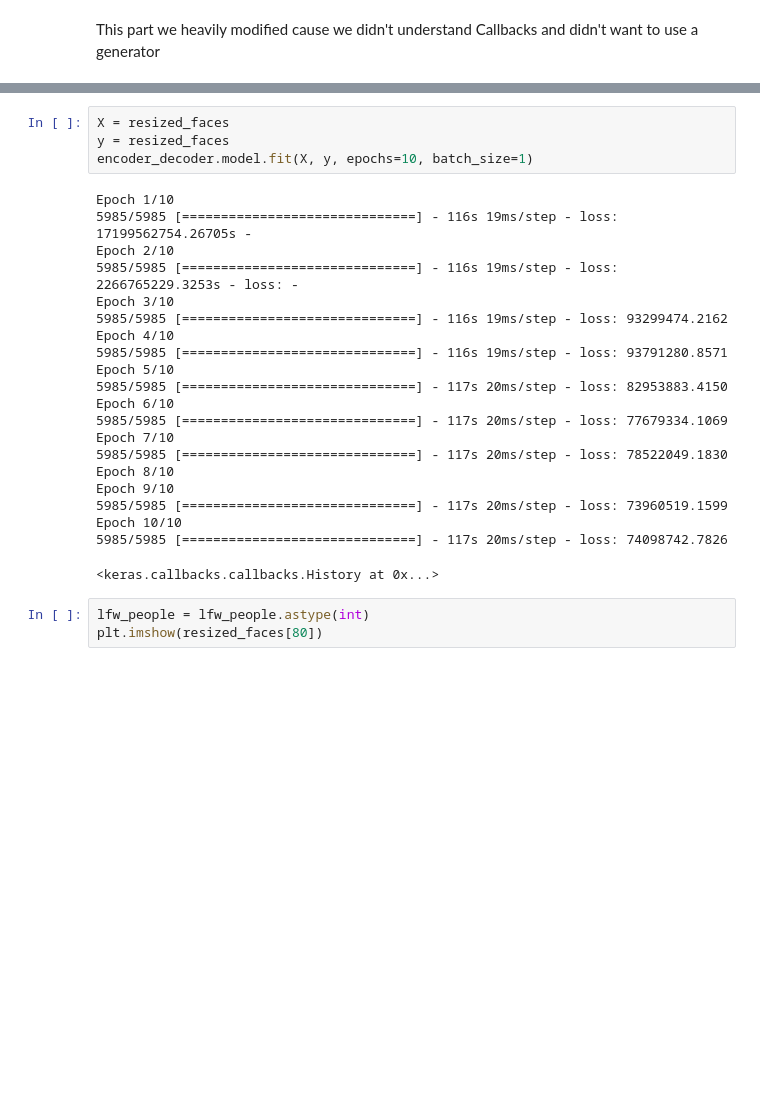
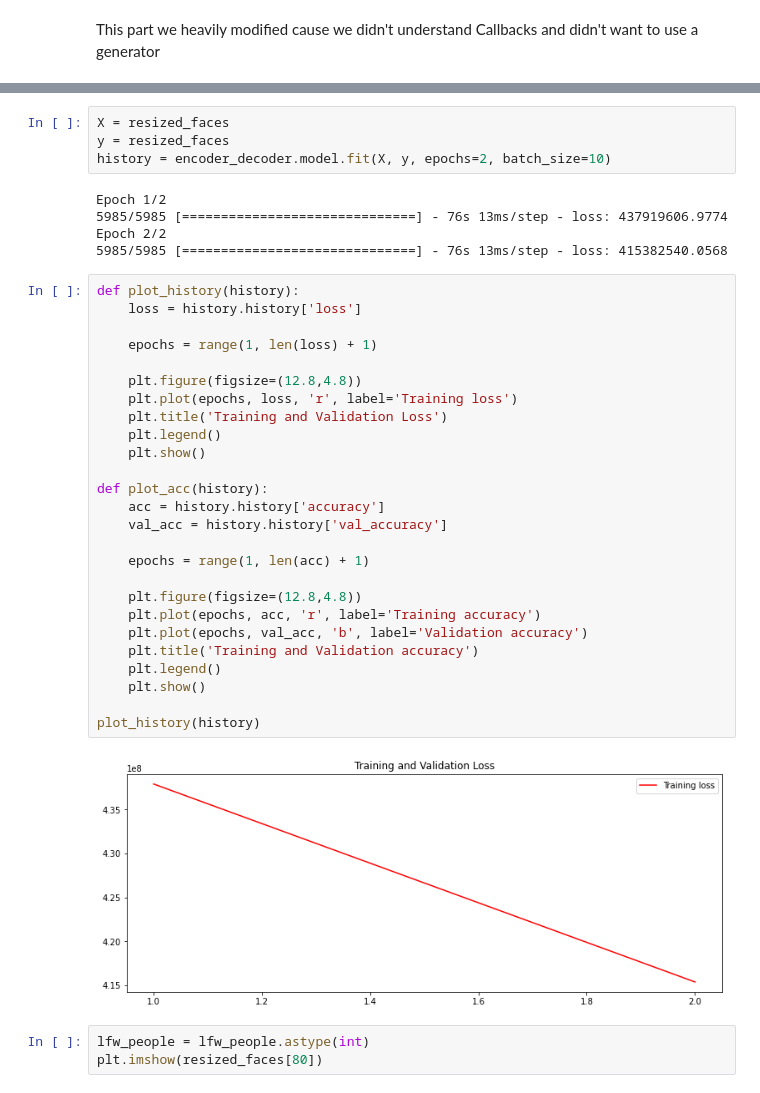
Before and after one commit to stevenjohnlarsen/StyleTransfer, a Jupyter notebook: Untitled.ipynb, the cells around one changed output, grey strips where cells are left out. Drawn from its saved outputs; the diff is of its cells as text; blank space fills up the shorter version.

```diff
--- a/Untitled.ipynb
+++ b/Untitled.ipynb
@@ -328,28 +345,40 @@ encoder_decoder.model.compile(optimizer="adam", loss=encoder_decoder.loss)
 # %%
 X = resized_faces
 y = resized_faces
-encoder_decoder.model.fit(X, y, epochs=10, batch_size=1)
+history = encoder_decoder.model.fit(X, y, epochs=2, batch_size=10)
 # %% [output]
-Epoch 1/10
-5985/5985 [==============================] - 116s 19ms/step - loss: 17199562754.26705s -
-Epoch 2/10
-5985/5985 [==============================] - 116s 19ms/step - loss: 2266765229.3253s - loss: -
-Epoch 3/10
-5985/5985 [==============================] - 116s 19ms/step - loss: 93299474.2162
-Epoch 4/10
-5985/5985 [==============================] - 116s 19ms/step - loss: 93791280.8571
-Epoch 5/10
-5985/5985 [==============================] - 117s 20ms/step - loss: 82953883.4150
-Epoch 6/10
-5985/5985 [==============================] - 117s 20ms/step - loss: 77679334.1069
-Epoch 7/10
-5985/5985 [==============================] - 117s 20ms/step - loss: 78522049.1830
-Epoch 8/10
-Epoch 9/10
-5985/5985 [==============================] - 117s 20ms/step - loss: 73960519.1599
-Epoch 10/10
-5985/5985 [==============================] - 117s 20ms/step - loss: 74098742.7826
+Epoch 1/2
+5985/5985 [==============================] - 76s 13ms/step - loss: 437919606.9774
+Epoch 2/2
+5985/5985 [==============================] - 76s 13ms/step - loss: 415382540.0568
-<keras.callbacks.callbacks.History at 0x...>
+# %%
+def plot_history(history):
+    loss = history.history['loss']
+
+    epochs = range(1, len(loss) + 1)
+
+    plt.figure(figsize=(12.8,4.8))
+    plt.plot(epochs, loss, 'r', label='Training loss')
+    plt.title('Training and Validation Loss')
+    plt.legend()
+    plt.show()
+
+def plot_acc(history):
+    acc = history.history['accuracy']
+    val_acc = history.history['val_accuracy']
+
+    epochs = range(1, len(acc) + 1)
+
+    plt.figure(figsize=(12.8,4.8))
+    plt.plot(epochs, acc, 'r', label='Training accuracy')
+    plt.plot(epochs, val_acc, 'b', label='Validation accuracy')
+    plt.title('Training and Validation accuracy')
+    plt.legend()
+    plt.show()
+
+plot_history(history)
+# %% [output]
+[figure, added]
 # %%
 lfw_people = lfw_people.astype(int)
 plt.imshow(resized_faces[80])
```
Also changed, not shown: parts of 15 cells of this notebook.
